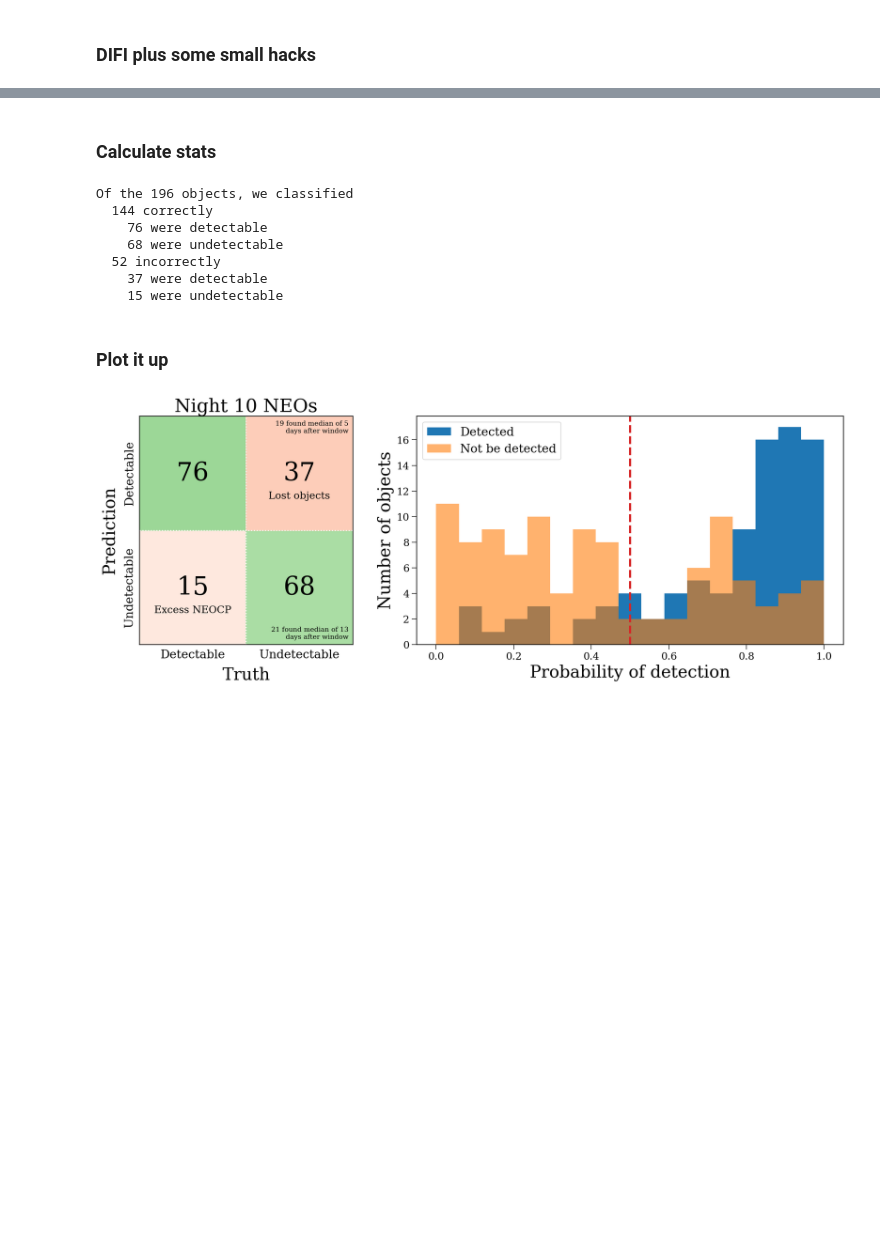
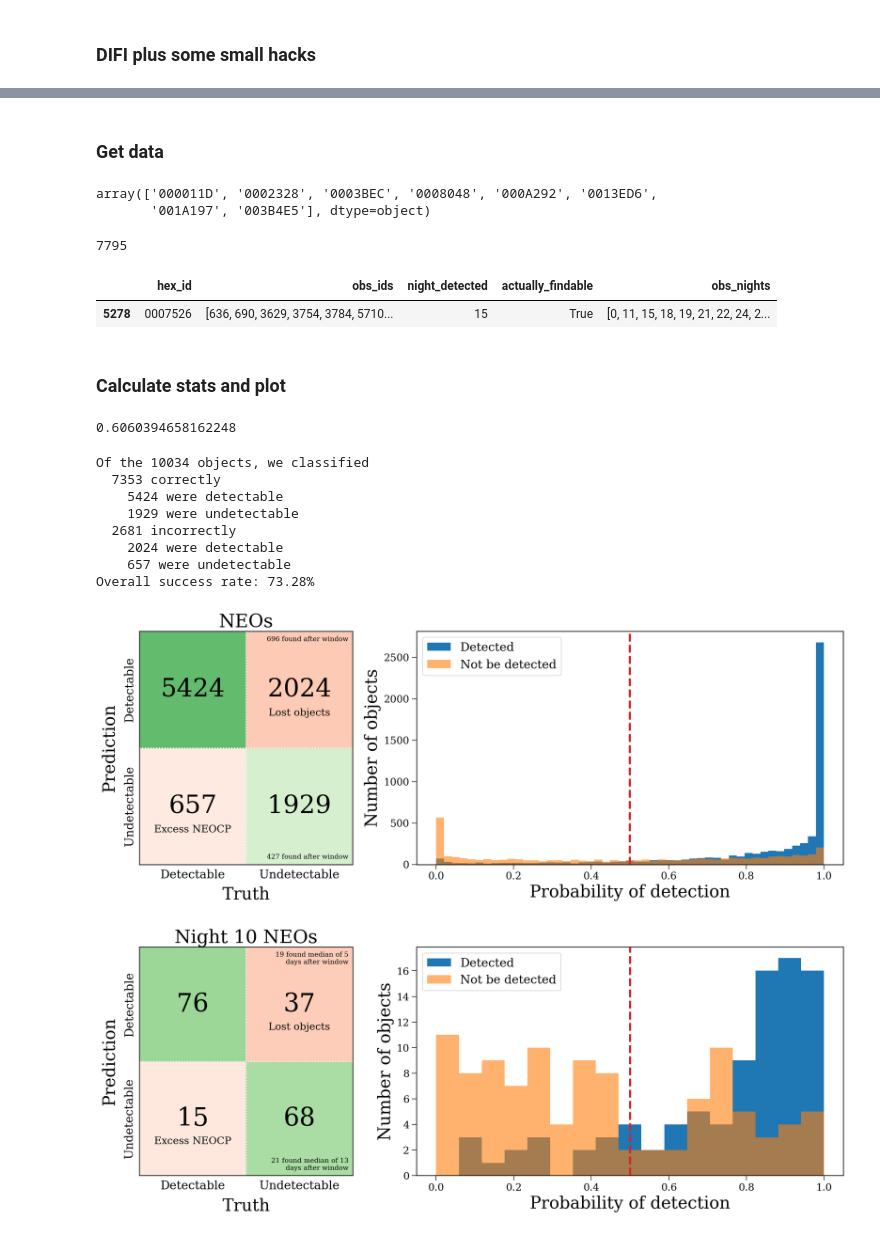
Before and after one commit to dirac-institute/hybrid_sso_catalogue, a Jupyter notebook: lsst_detection_probability/Predict misses.ipynb, the cells around one changed output, grey strips where cells are left out. Saved outputs shown, nothing was run; the diff lists cells and outputs as text; code cells hidden in the pictures; blank space fills up the shorter version.

```diff
--- a/lsst_detection_probability/Predict misses.ipynb
+++ b/lsst_detection_probability/Predict misses.ipynb
@@ -40,7 +40,5 @@ plt.rcParams.update(params)
 %config InlineBackend.figure_format = 'retina'
 # %% [markdown]
 # Assess Algorithm Accuracy
-# %%
-probs = np.load("latest_runs/res_night10_predicted_schedule.npy", allow_pickle=True)[0]
 # %% [markdown]
 ### DIFI plus some small hacks
@@ -407,11 +68,9 @@ Wall time: 59.3 ms
 %%time
 findable_obs["night_detected"] = np.zeros(len(findable_obs)).astype(int)
 findable_obs["actually_findable"] = np.repeat(True, len(findable_obs))
-findable_obs_nights = [None for i in range(len(findable_obs))]
 
 for ind, row in findable_obs.iterrows():
     obs_nights = np.unique(all_obs.loc[row["obs_ids"]]["night"].values)
-
     diff_nights = np.diff(obs_nights)
     window_sizes = np.array([sum(diff_nights[i:i + min_nights - 1])
                             for i in range(len(diff_nights) - min_nights + 2)])
@@ -423,6 +82,4 @@ for ind, row in findable_obs.iterrows():
     else:
         findable_obs.loc[ind, "night_detected"] = -1
         findable_obs.loc[ind, "actually_findable"] = False
-    findable_obs_nights[ind] = obs_nights
-findable_obs["obs_nights"] = findable_obs_nights
 # %% [output]
@@ -431,2 +122,2 @@ Wall time: 29.6 s
 # %%
-findable_obs
+real_det_nights = findable_obs[findable_obs["actually_findable"]].set_index("hex_id")["night_detected"]
@@ -451,0 +124,11 @@ will_be_detected_later = np.isin(unique_objs, findable_after_window["hex_id"].va
+# %% [markdown]
+### Get data
+# %%
+unique_objs[~np.isin(unique_objs, already_ids)]
+# %% [output]
+array(['000011D', '0002328', '0003BEC', '0008048', '000A292', '0013ED6',
+       '001A197', '003B4E5'], dtype=object)
+# %%
+len(already_ids)
+# %% [output]
+7795
@@ -452,34 +162,11 @@ will_be_detected_later = np.isin(unique_objs, findable_after_window["hex_id"].va
+# %%
+findable_obs[findable_obs["hex_id"] == "0007526"]
+# %% [output]
+|  | hex_id | obs_ids | night_detected | actually_findable | obs_nights |
+| 5278 | 0007526 | [636, 690, 3629, 3754, 3784, 5710... | 15 | True | [0, 11, 15, 18, 19, 21, 22, 24, 2... |
 # %% [markdown]
-### Calculate stats
+### Calculate stats and plot
-# %%
-threshold = 0.5
-correct_detectable = len(probs[np.logical_and(probs >= threshold, will_be_detected)])
-correct_undetectable = len(probs[np.logical_and(probs < threshold, np.logical_not(will_be_detected))])
-incorrect_detectable = len(probs[np.logical_and(probs >= threshold, np.logical_not(will_be_detected))])
-incorrect_undetectable = len(probs[np.logical_and(probs < threshold, will_be_detected)])
-
-c_u_eventually = len(probs[np.logical_and.reduce((probs < threshold, np.logical_not(will_be_detected), will_be_detected_later))])
-i_d_eventually = len(probs[np.logical_and.reduce((probs >= threshold, np.logical_not(will_be_detected), will_be_detected_later))])
-
-c_u_days_until = np.median(findable_after_window[np.isin(findable_after_window["hex_id"],
-                                                         unique_objs[np.logical_and(probs < threshold, np.logical_not(will_be_detected))])]["night_detected"]).astype(int) - night_start - detection_window + 1
-i_d_days_until = np.median(findable_after_window[np.isin(findable_after_window["hex_id"],
-                                                         unique_objs[np.logical_and(probs >= threshold, np.logical_not(will_be_detected))])]["night_detected"]).astype(int) - night_start - detection_window + 1
-
-print(f"Of the {len(probs)} objects, we classified")
-print(f"  {correct_detectable + correct_undetectable} correctly")
-print(f"    {correct_detectable} were detectable")
-print(f"    {correct_undetectable} were undetectable")
-print(f"  {incorrect_detectable + incorrect_undetectable} incorrectly")
-print(f"    {incorrect_detectable} were detectable")
-print(f"    {incorrect_undetectable} were undetectable")
-# %% [output]
-Of the 196 objects, we classified
-  144 correctly
-    76 were detectable
-    68 were undetectable
-  52 incorrectly
-    37 were detectable
-    15 were undetectable
-# %% [markdown]
-### Plot it up
+# %%
+neo_det_window.astype(int).sum() / len(neo_det_window)
+# %% [output]
+0.6060394658162248
@@ -486 +251,13 @@ Of the 196 objects, we classified
+# %%
+assess_algorithm_results(neo_probs, neo_hexs, neo_det_window, neo_det_ever, threshold=0.5)
+# %% [output]
+Of the 10034 objects, we classified
+  7353 correctly
+    5424 were detectable
+    1929 were undetectable
+  2681 incorrectly
+    2024 were detectable
+    657 were undetectable
+Overall success rate: 73.28%
+[figure, added]
 # %%
```
Also changed, not shown: parts of 56 cells of this notebook, 2 other files.
